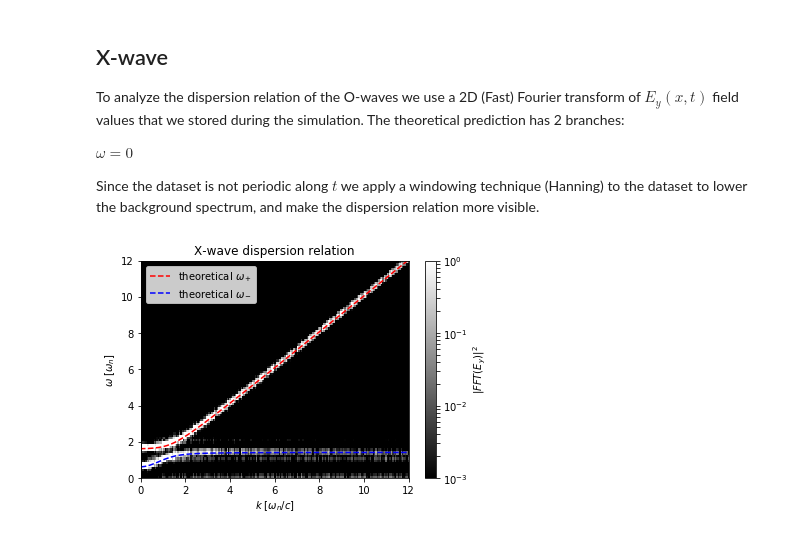
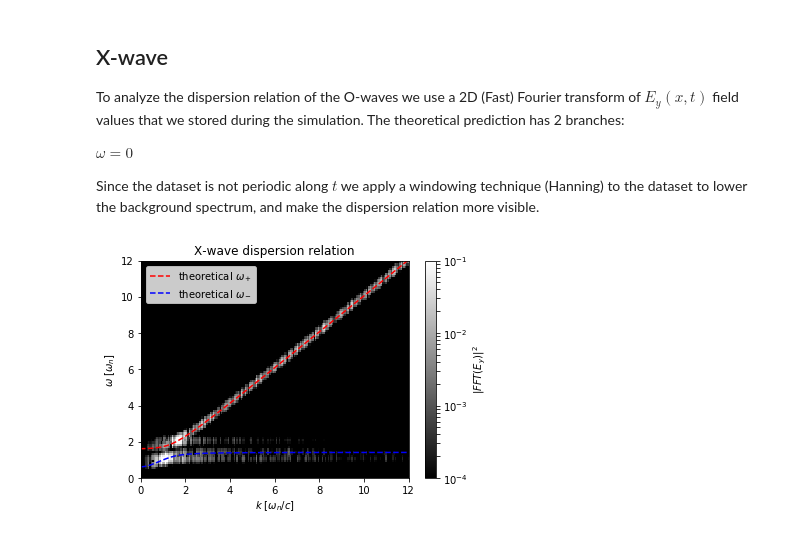
Before and after one commit to ricardo-fonseca/zpic, a Jupyter notebook: python/O-X Waves.ipynb, the cells around one changed output. Saved outputs shown, nothing was run; the diff lists cells and outputs as text; code cells hidden in the pictures.

```diff
--- a/python/O-X Waves.ipynb
+++ b/python/O-X Waves.ipynb
@@ -11,8 +11,6 @@ electrons = zpic.Species( "electrons", -1.0, ppc = 64, uth=[0.005,0.005,0.005])
 
 sim = zpic.Simulation( nx = 1000, box = 100.0, dt = 0.05, species = electrons )
 
-sim.emf.solver_type = 'PSATD'
-
 #Bz0 = 0.5
 Bz0 = 1.0
 #Bz0 = 4.0
@@ -117,32 +115,32 @@ win = np.hanning(niter)
 for i in range(sim.nx):
     Ey_t[:,i] *= win
 
 
 k_max     = np.pi / sim.dx
 omega_max = np.pi / sim.dt
 sp = np.abs( np.fft.fft2(Ey_t))**2
 sp = np.fft.fftshift( sp )
 
-plt.imshow( sp, origin = 'lower', norm=colors.LogNorm(vmin = 1e-3, vmax = 1),
+plt.imshow( sp, origin = 'lower', norm=colors.LogNorm(vmin = 1e-4, vmax = 0.1),
            extent = ( -k_max, k_max, -omega_max, omega_max ),
            aspect = 'auto', cmap = 'gray')
 plt.colorbar().set_label('$|FFT(E_y)|^2$')
 
 
 k = np.linspace(-k_max, k_max, num = 512)
 wa=np.sqrt((k**2+Bz0**2+2-np.sqrt(k**4-2*k**2*Bz0**2+Bz0**4+4*Bz0**2))/2)
 wb=np.sqrt((k**2+Bz0**2+2+np.sqrt(k**4-2*k**2*Bz0**2+Bz0**4+4*Bz0**2))/2)
 
 plt.plot( k,wb, label = 'theoretical $\omega_+$', color = 'r', ls = "--" )
 plt.plot( k,wa, label = 'theoretical $\omega_-$', color = 'b', ls = "--" )
 
 plt.xlabel("$k$ [$\omega_n/c$]")
 plt.ylabel("$\omega$ [$\omega_n$]")
 plt.title("X-wave dispersion relation")
 plt.legend()
 
 plt.ylim(0,12)
 plt.xlim(0,12)
 plt.show()
 # %% [output]
-[figure, old version]
+[figure, new version]
```
Also changed, not shown: parts of 2 cells of this notebook, 6 other files.
